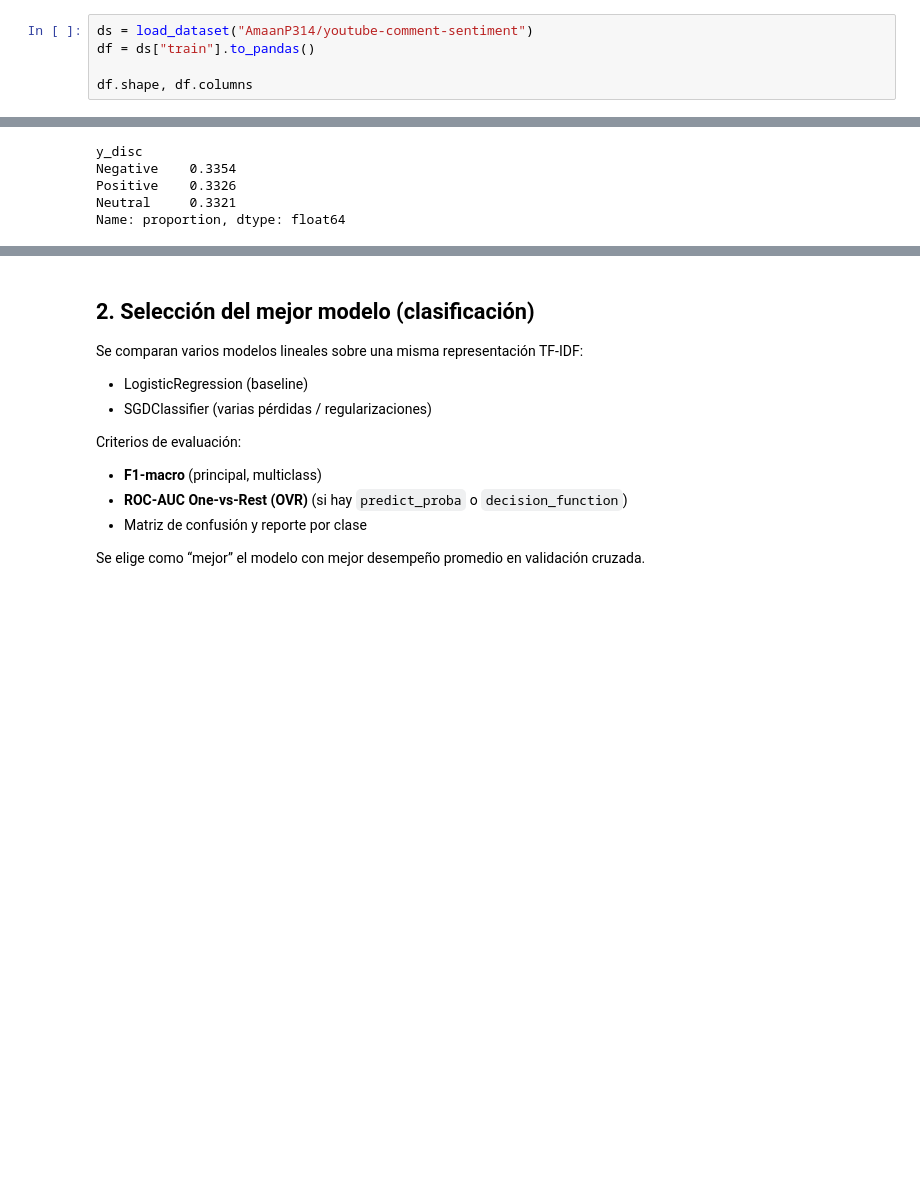
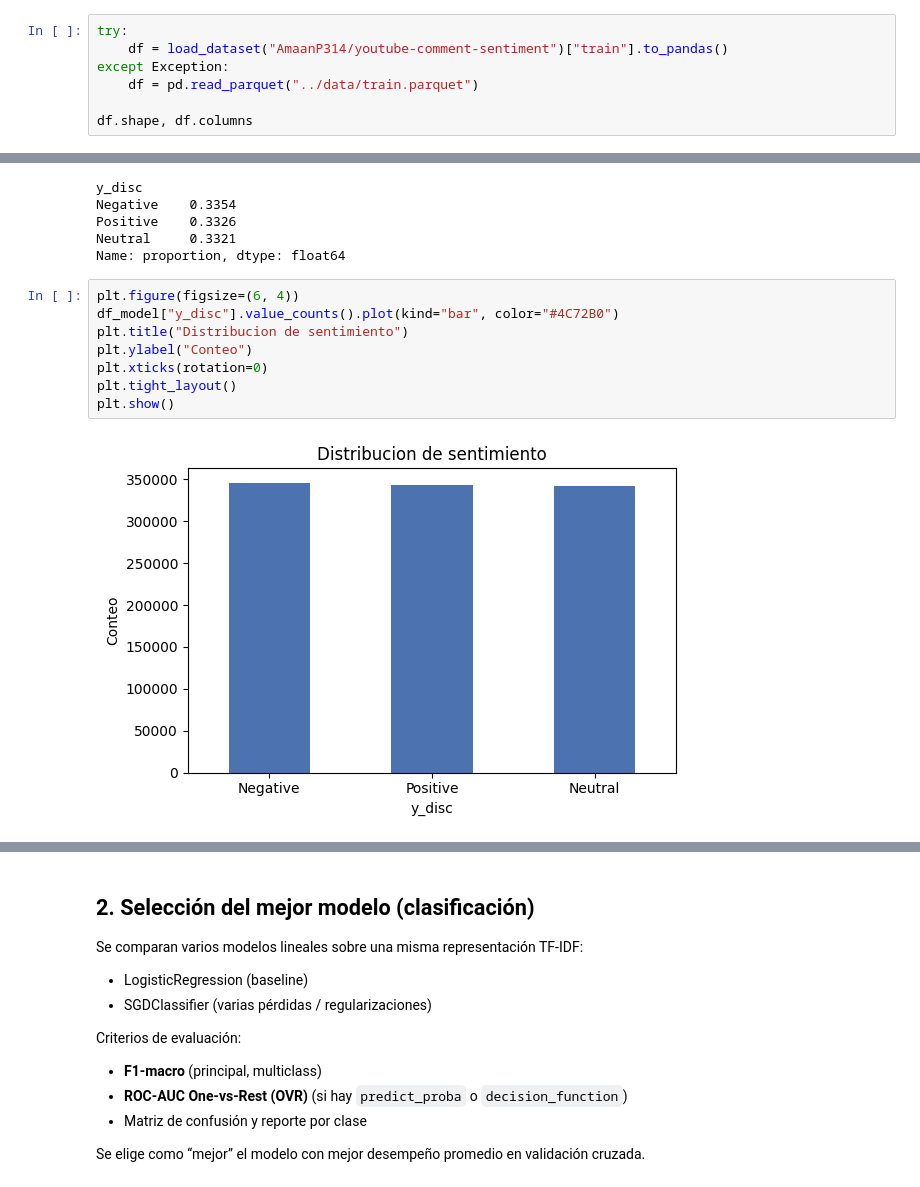
Before and after one commit to actdavidmc/DCD-G33-M2-P2, a Jupyter notebook: notebooks/CDD_G33_M2_P2_Equipo_6.ipynb, the cells around one changed output, grey strips where cells are left out. Drawn from its saved outputs; the diff is of its cells as text; blank space fills up the shorter version.

```diff
--- a/notebooks/CDD_G33_M2_P2_Equipo_6.ipynb
+++ b/notebooks/CDD_G33_M2_P2_Equipo_6.ipynb
@@ -25,8 +36,10 @@ En esta sección:
 - Revisamos columnas disponibles.
 - Verificamos tamaño y valores faltantes.
 # %%
-ds = load_dataset("AmaanP314/youtube-comment-sentiment")
-df = ds["train"].to_pandas()
+try:
+    df = load_dataset("AmaanP314/youtube-comment-sentiment")["train"].to_pandas()
+except Exception:
+    df = pd.read_parquet("../data/train.parquet")
 
 df.shape, df.columns
 # %% [output]
@@ -264,3 +289,13 @@ Negative    0.3354
 Positive    0.3326
 Neutral     0.3321
 Name: proportion, dtype: float64
+# %%
+plt.figure(figsize=(6, 4))
+df_model["y_disc"].value_counts().plot(kind="bar", color="#4C72B0")
+plt.title("Distribucion de sentimiento")
+plt.ylabel("Conteo")
+plt.xticks(rotation=0)
+plt.tight_layout()
+plt.show()
+# %% [output]
+[figure, added]
```
Also changed, not shown: parts of 4 cells of this notebook.
